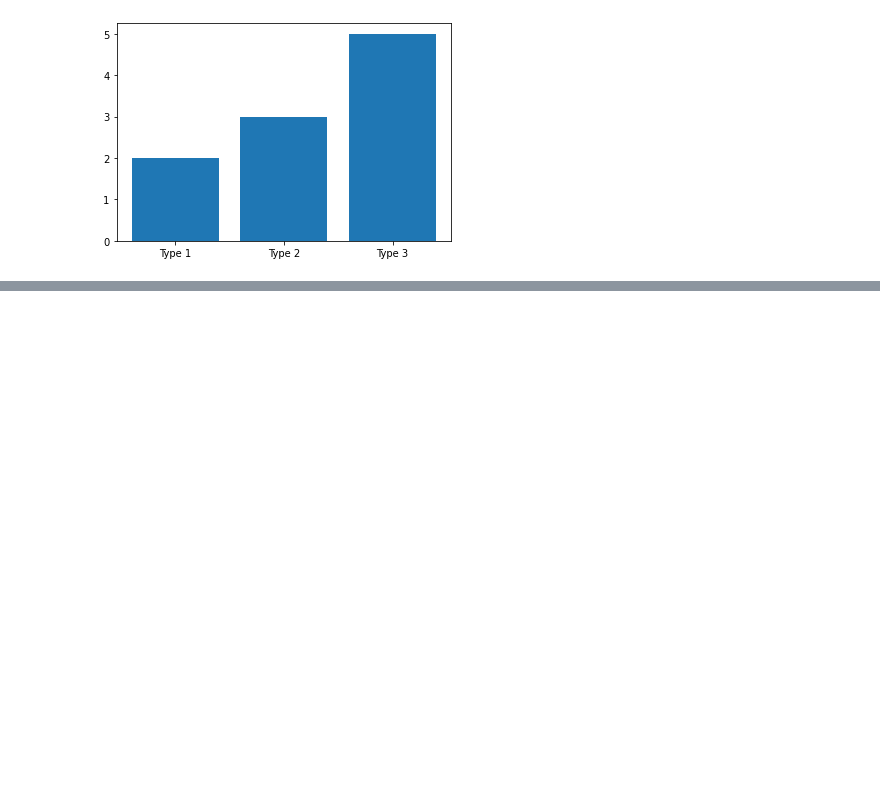
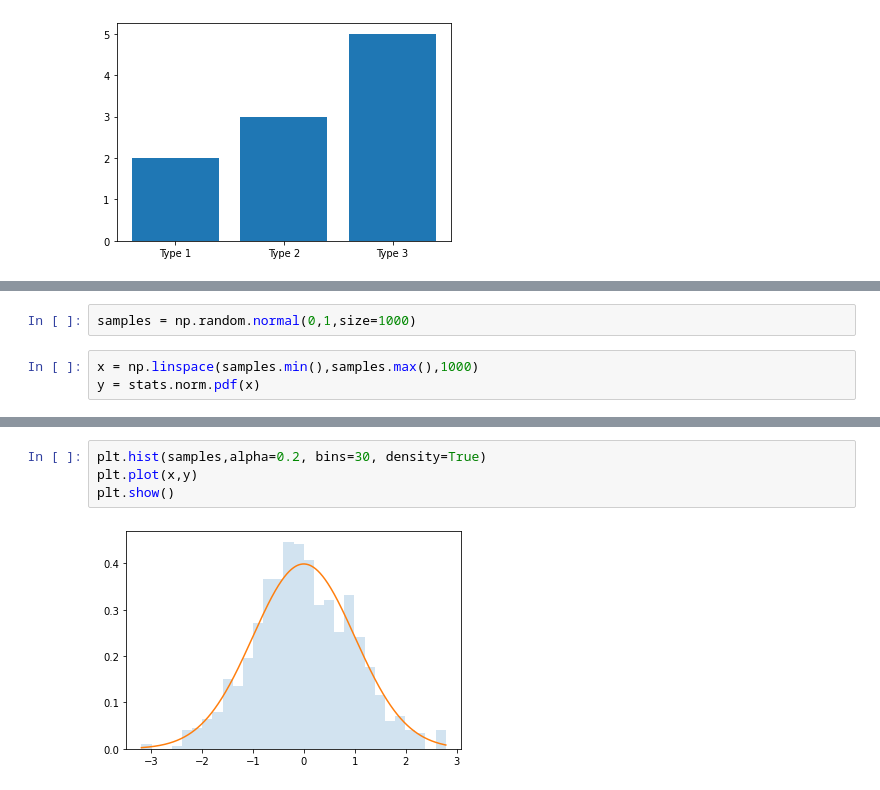
Before and after one commit to samyon7/Statistics-Python, a Jupyter notebook: Work_2/work_2-1.ipynb, the cells around one changed output, grey strips where cells are left out. Drawn from its saved outputs; the diff is of its cells as text; blank space fills up the shorter version.

```diff
--- a/Work_2/work_2-1.ipynb
+++ b/Work_2/work_2-1.ipynb
@@ -512,0 +517,5 @@ plt.show()
+# %%
+samples = np.random.normal(0,1,size=1000)
+# %%
+x = np.linspace(samples.min(),samples.max(),1000)
+y = stats.norm.pdf(x)
@@ -512,0 +562,6 @@ plt.show()
+# %%
+plt.hist(samples,alpha=0.2, bins=30, density=True)
+plt.plot(x,y)
+plt.show()
+# %% [output]
+[figure, added]
```
Also changed, not shown: parts of 34 cells of this notebook.
